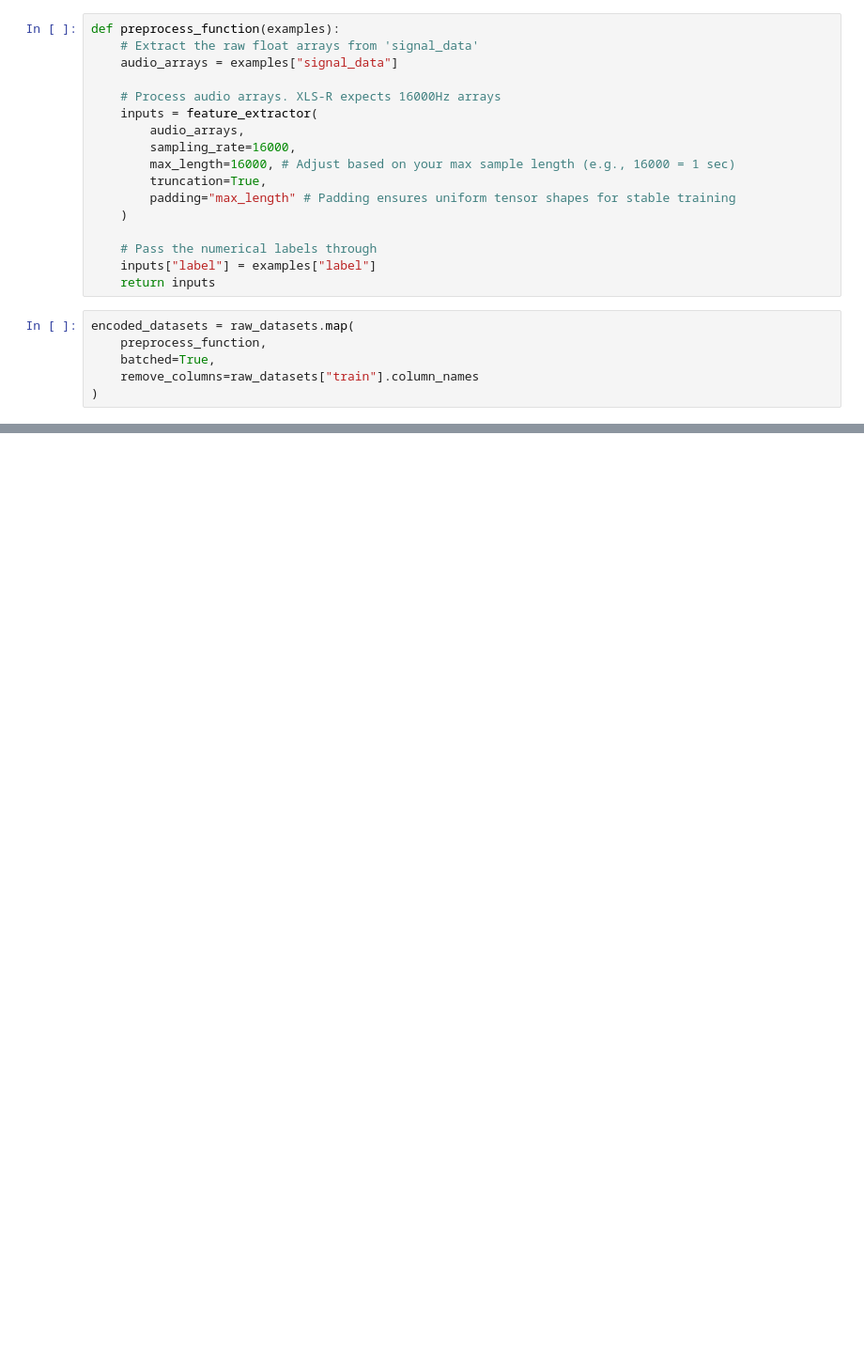
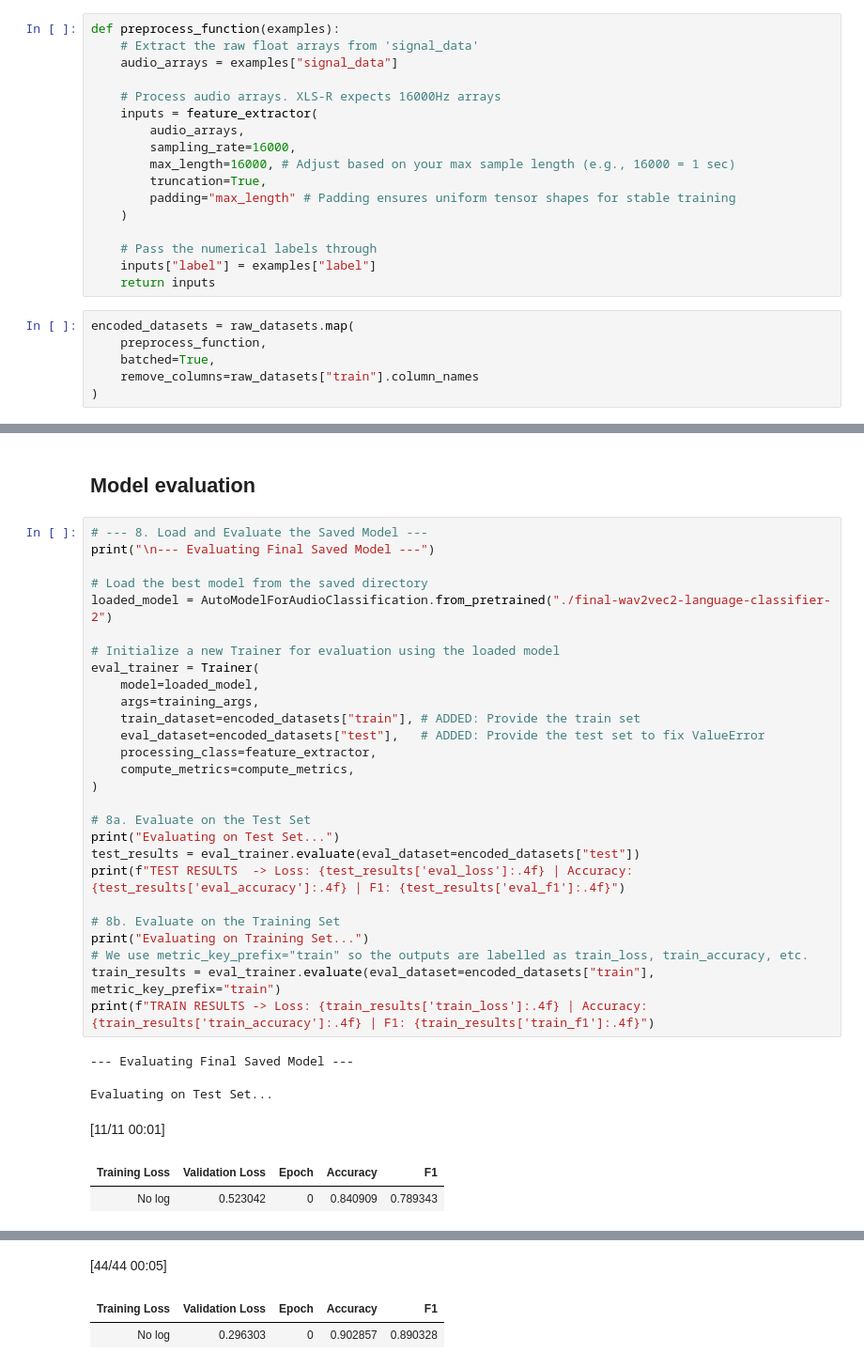
Before and after one commit to PacharaWin/language_waveform_classification, a Jupyter notebook: wav2vec_bl.ipynb, the cells around one changed output, grey strips where cells are left out. Shown at 94% size. Cells and saved outputs as stored; diff of their text form; blank space fills up the shorter version.

```diff
--- a/wav2vec_bl.ipynb
+++ b/wav2vec_bl.ipynb
@@ -180,3 +192,38 @@ trainer.save_model("./final-wav2vec2-language-classifier")
 print("Training complete! Best model successfully saved to ./final-wav2vec2-language-classifier")
 # %% [output]
 Training complete! Best model successfully saved to ./final-wav2vec2-language-classifier
+# %% [markdown]
+## Model evaluation
+# %%
+# --- 8. Load and Evaluate the Saved Model ---
+print("\n--- Evaluating Final Saved Model ---")
+
+# Load the best model from the saved directory
+loaded_model = AutoModelForAudioClassification.from_pretrained("./final-wav2vec2-language-classifier-2")
+
+# Initialize a new Trainer for evaluation using the loaded model
+eval_trainer = Trainer(
+    model=loaded_model,
+    args=training_args,
+    train_dataset=encoded_datasets["train"], # ADDED: Provide the train set
+    eval_dataset=encoded_datasets["test"],   # ADDED: Provide the test set to fix ValueError
+    processing_class=feature_extractor,
+    compute_metrics=compute_metrics,
+)
+
+# 8a. Evaluate on the Test Set
+print("Evaluating on Test Set...")
+test_results = eval_trainer.evaluate(eval_dataset=encoded_datasets["test"])
+print(f"TEST RESULTS  -> Loss: {test_results['eval_loss']:.4f} | Accuracy: {test_results['eval_accuracy']:.4f} | F1: {test_results['eval_f1']:.4f}")
+
+# 8b. Evaluate on the Training Set
+print("Evaluating on Training Set...")
+# We use metric_key_prefix="train" so the outputs are labelled as train_loss, train_accuracy, etc.
+train_results = eval_trainer.evaluate(eval_dataset=encoded_datasets["train"], metric_key_prefix="train")
+print(f"TRAIN RESULTS -> Loss: {train_results['train_loss']:.4f} | Accuracy: {train_results['train_accuracy']:.4f} | F1: {train_results['train_f1']:.4f}")
+# %% [output]
+--- Evaluating Final Saved Model ---
+Evaluating on Test Set...
+[11/11 00:01]
+| Training Loss | Validation Loss | Epoch | Accuracy | F1 |
+| No log | 0.523042 | 0 | 0.840909 | 0.789343 |
@@ -182,0 +232,3 @@ Training complete! Best model successfully saved to ./final-wav2vec2-language-cl
+[44/44 00:05]
+| Training Loss | Validation Loss | Epoch | Accuracy | F1 |
+| No log | 0.296303 | 0 | 0.902857 | 0.890328 |
```
Also changed, not shown: parts of 9 cells of this notebook, 1 other file.
